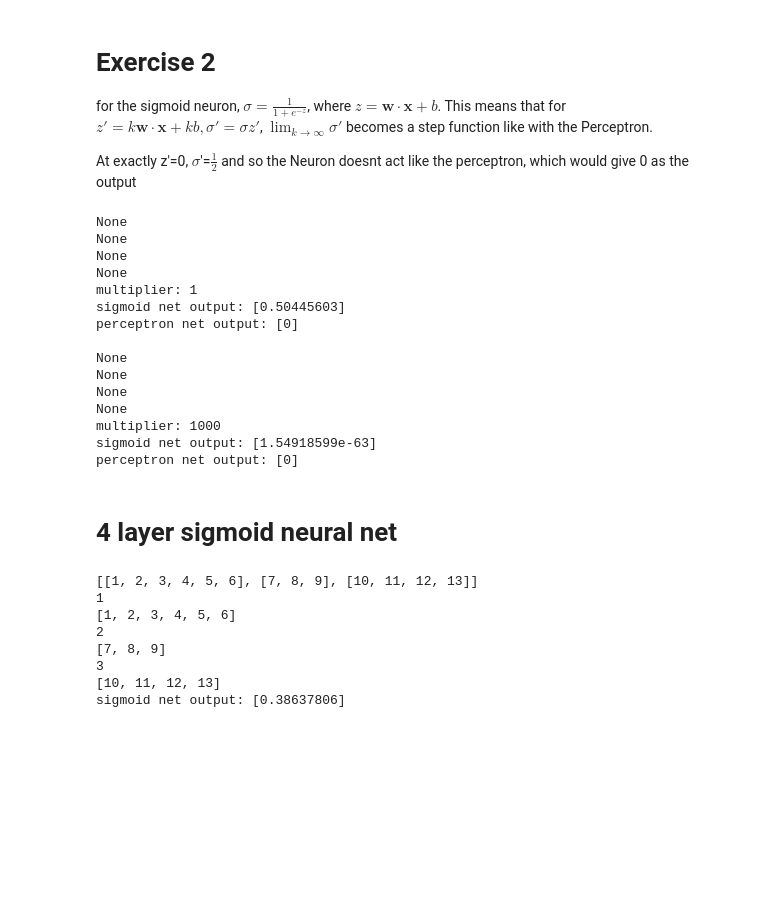
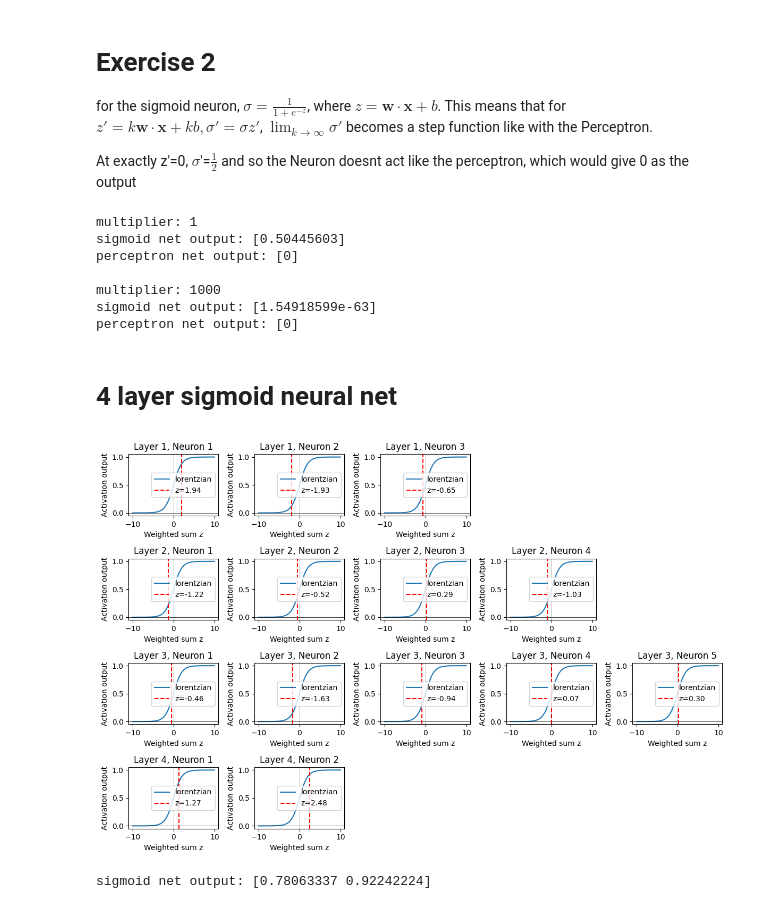
Before and after one commit to damianfrench/Computational-Neuroscience, a Jupyter notebook: Experimenting With Neurons.ipynb, the cells around one changed output. Drawn from its saved outputs; the diff is of its cells as text; code cells hidden in the pictures; blank space fills up the shorter version.

```diff
--- a/Experimenting With Neurons.ipynb
+++ b/Experimenting With Neurons.ipynb
@@ -265,7 +265,8 @@ class SigmoidNeuronLayer(PerceptronLayer):
         if seed is not None:
             np.random.seed(seed)
         self.neurons = []
-        print(weights)
+        # print(weights)
+        # print(n_neurons)
         for n in range(n_neurons):
             # If user provides weights/bias for this neuron, use them
             if weights is not None:
@@ -288,7 +289,7 @@ class SigmoidNeuronNet(PerceptronNet):
             np.random.seed(seed)
         self.layers=[]
         for i in range(1, len(layer_sizes)):
-            print(all_weights[i-1] if all_weights is not None else None)
+            # print(all_weights[i-1] if all_weights is not None else None)
             layer_weights = all_weights[i-1] if all_weights is not None else None
             layer_biases = all_biases[i-1] if all_biases is not None else None
             self.layers.append(
@@ -322,36 +323,23 @@ net2=PerceptronNet([2,3,1],seed=42,multiplier=m2,plotting=False)
 activations=net2.forward(np.array([0.5,0.67]))
 print(f"perceptron net output: {activations}")
 # %% [output]
-None
-None
-None
-None
 multiplier: 1
 sigmoid net output: [0.50445603]
 perceptron net output: [0]
 
-None
-None
-None
-None
 multiplier: 1000
 sigmoid net output: [1.54918599e-63]
 perceptron net output: [0]
 # %% [markdown]
 # 4 layer sigmoid neural net
 # %%
-weights=[[1,2,3,4,5,6],
-         [7,8,9],
-         [10,11,12,13]]
-net=SigmoidNeuronNet([6,3,4,1],seed=42,multiplier=1,plotting=False,all_weights=weights)
+weights=[[1,0.3,3],
+         [7,8,0.1,4],
+         [24,63,24,63,12],
+         [10,20]]
+net=SigmoidNeuronNet([6,3,4,5,2],seed=42,multiplier=1,plotting=True,all_weights=weights)
 output=net.forward(np.array([0.5,0.67,0.1,0.2,0.3,0.4]))
 print(f"sigmoid net output: {output}")
 # %% [output]
+[figure, added]
-[[1, 2, 3, 4, 5, 6], [7, 8, 9], [10, 11, 12, 13]]
-1
-[1, 2, 3, 4, 5, 6]
-2
-[7, 8, 9]
-3
-[10, 11, 12, 13]
-sigmoid net output: [0.38637806]
+sigmoid net output: [0.78063337 0.92242224]
```
Also changed, not shown: parts of 3 cells of this notebook.
